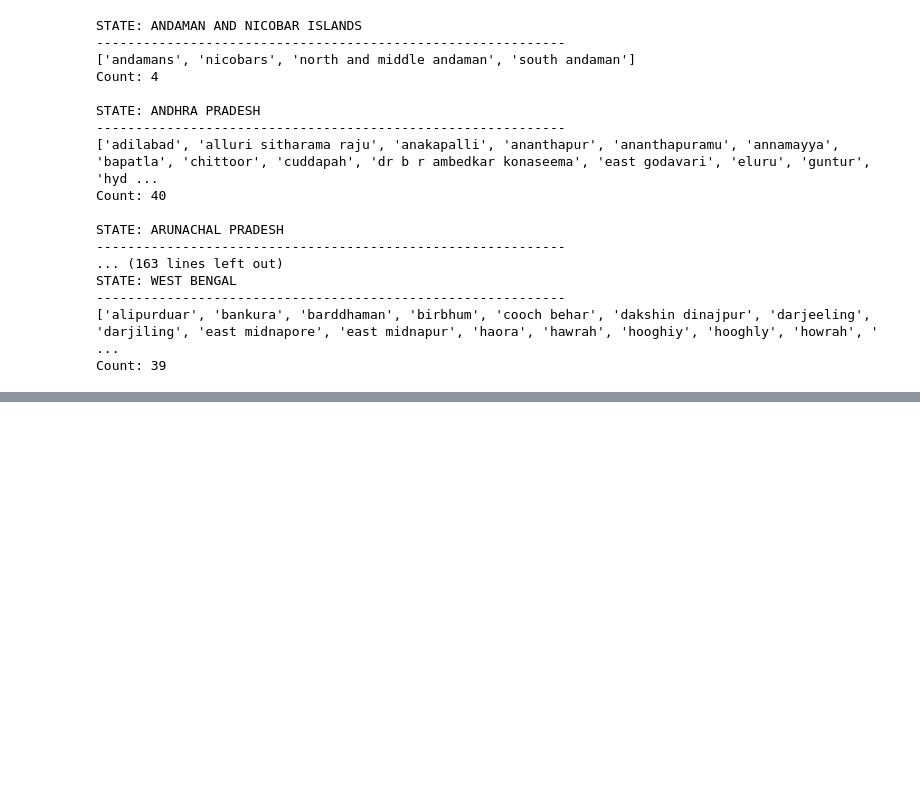
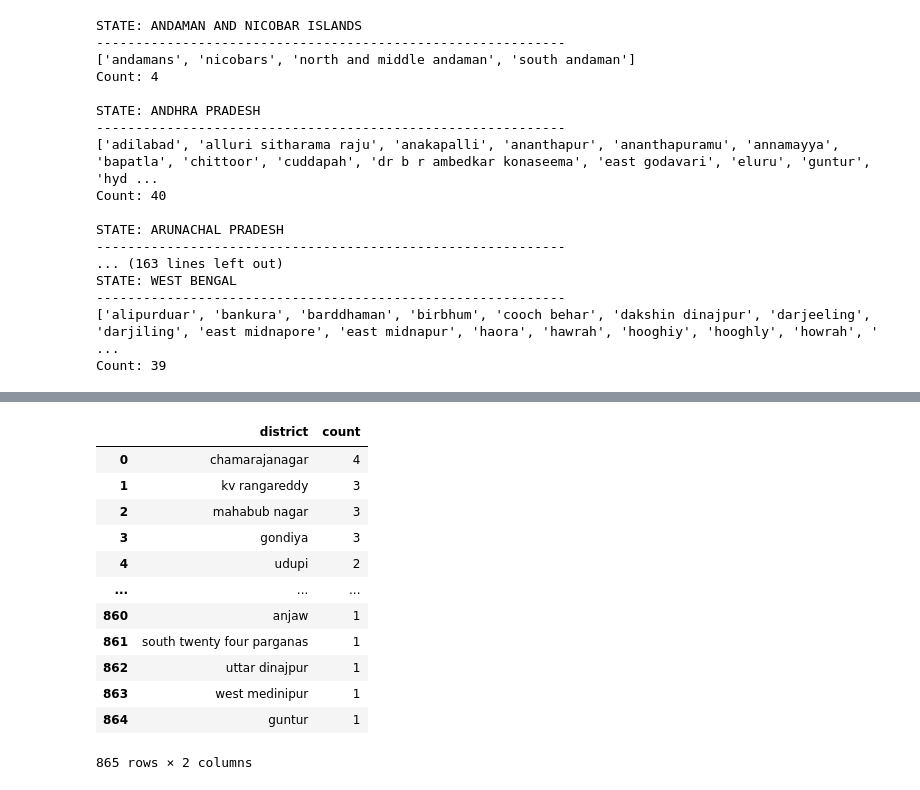
Before and after one commit to thesumeetsingh/uidai-data-hackathon, a Jupyter notebook: notebooks/analysis.ipynb, the cells around one changed output, grey strips where cells are left out. Cells and saved outputs as stored; diff of their text form; code cells hidden in the pictures; blank space fills up the shorter version.

```diff
--- a/notebooks/analysis.ipynb
+++ b/notebooks/analysis.ipynb
@@ -831,0 +909,24 @@ Count: 39
+# %%
+all_district_counts = (
+    df_clean["district_final"]
+    .value_counts()
+    .reset_index()
+)
+
+all_district_counts.columns = ["district", "count"]
+
+all_district_counts
+# %% [output]
+|  | district | count |
+| 0 | chamarajanagar | 4 |
+| 1 | kv rangareddy | 3 |
+| 2 | mahabub nagar | 3 |
+| 3 | gondiya | 3 |
+| 4 | udupi | 2 |
+| ... | ... | ... |
+| 860 | anjaw | 1 |
+| 861 | south twenty four parganas | 1 |
+| 862 | uttar dinajpur | 1 |
+| 863 | west medinipur | 1 |
+| 864 | guntur | 1 |
+865 rows × 2 columns
```
Also changed, not shown: parts of 13 cells of this notebook, 2 other files.
